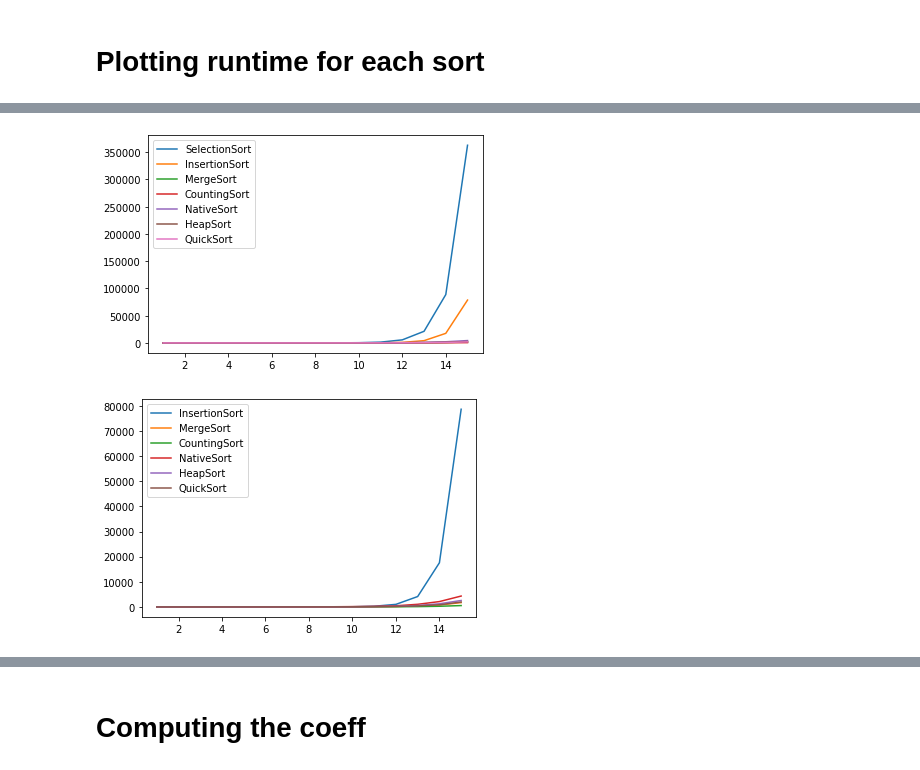
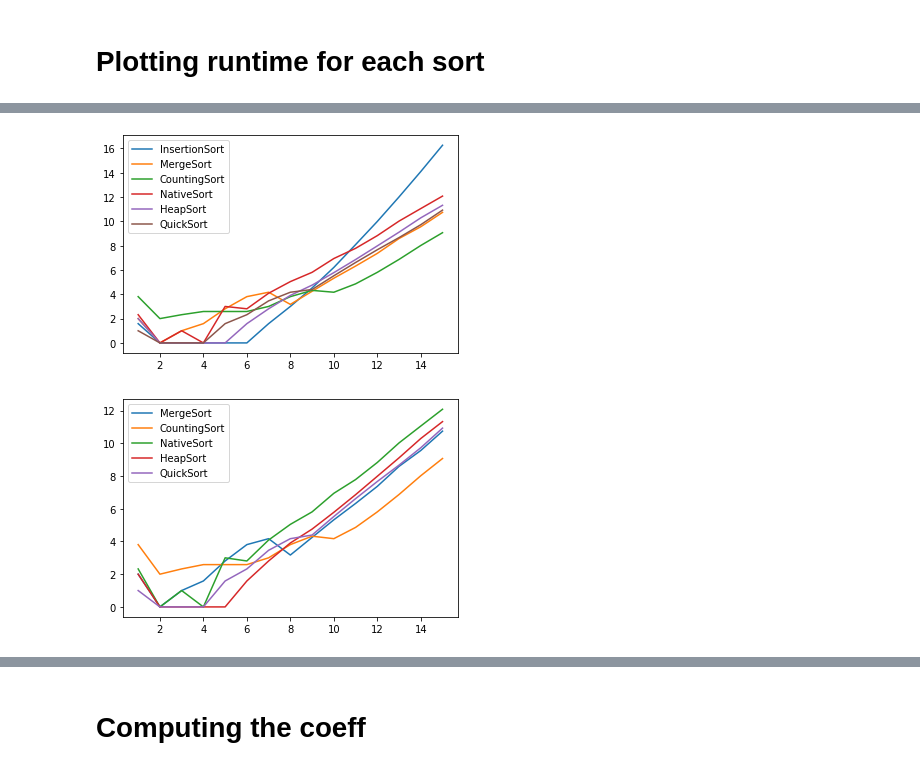
Before and after one commit to samilaz974/prog_fine_benchmark, a Jupyter notebook: visualisation/analysis.ipynb, the cells around one changed output, grey strips where cells are left out. Drawn from its saved outputs; the diff is of its cells as text; code cells hidden in the pictures.

```diff
--- a/visualisation/analysis.ipynb
+++ b/visualisation/analysis.ipynb
@@ -64,9 +65,21 @@ data[sort_algos[0]].describe()
 
 - running time in miliseconds<br>
 ...
+# %%
+def log_time(run_time):
+    if run_time ==0:
+        run_time=1
+    return math.log(run_time,2)
 # %%
 for algo, df in data.items():
+    # Compute runtime
     df["run_time"] = df.loc[:,"stop_time"] - df.loc[:,"start_time"]
+
+    # log of runtime
+    df["log_run_time"] = df.loc[:,'run_time'].apply(lambda x: log_time(x))
+
+    # number of elements
+    df["elements"] = df.loc[:,"power"].apply(lambda x: np.power(2,x))
 # %%
 data[sort_algos[0]]
 # %% [output]
@@ -93,6 +106,6 @@ data[sort_algos[0]]
 for algo, df in data.items():
     # simply plotting without the log add param `logx = True` or `logy = True` for log on x or y axis to the plot function
     # check pandas dataframe.plot() for more details
-    df.plot(x='power', y='run_time', title=algo)
+    df.plot(x='power', y='log_run_time', title=algo)
 plt.show()
 # %% [output]
@@ -105,0 +119,24 @@ plt.show()
+# %%
+# GROUPED PLOT
+fig = plt.figure(figsize=(14, 14))
+
+for algo, df in data.items():
+    df = df.iloc[6:]
+    plt.plot(df.loc[:,"power"], df.loc[:,"log_run_time"], label=algo)
+
+    print(algo)
+
+    cov = df.loc[:,['log_run_time','power']].cov().iloc[0][1]
+    print(df.loc[:,['log_run_time','power']].cov())
+
+    a = cov/df["power"].var()
+    b = df["log_run_time"].mean() - df["power"].mean()*a
+    print("a: " + str(a) + ", b: " + str(b),'\n')
+
+    x = np.arange(0,15)
+    y = x*a + b
+    plt.plot(x, y, label=algo+'_model')
+
+
+plt.legend()
+plt.show()
@@ -106,23 +162,24 @@ plt.show()
 # %%
 # GROUPED PLOT
 fig = plt.figure()
 
 for algo, df in data.items():
-    plt.plot(df.loc[:,"power"], df.loc[:,"run_time"], label=algo)
+    if algo is not "SelectionSort":
+        plt.plot(df.loc[:,"power"], df.loc[:,"log_run_time"], label=algo)
 
 plt.legend()
 plt.show()
 # %% [output]
-[figure, old version]
+[figure, new version]
 # %%
 # GROUPED PLOT
 fig = plt.figure()
 
 for algo, df in data.items():
-    if algo is not "SelectionSort":
-        plt.plot(df.loc[:,"power"], df.loc[:,"run_time"], label=algo)
+    if algo not in ["SelectionSort", "InsertionSort"]:
+        plt.plot(df.loc[:,"power"], df.loc[:,"log_run_time"], label=algo)
 
 plt.legend()
 plt.show()
 # %% [output]
-[figure, old version]
+[figure, new version]
```
Also changed, not shown: parts of 8 cells of this notebook, 1 other file.
